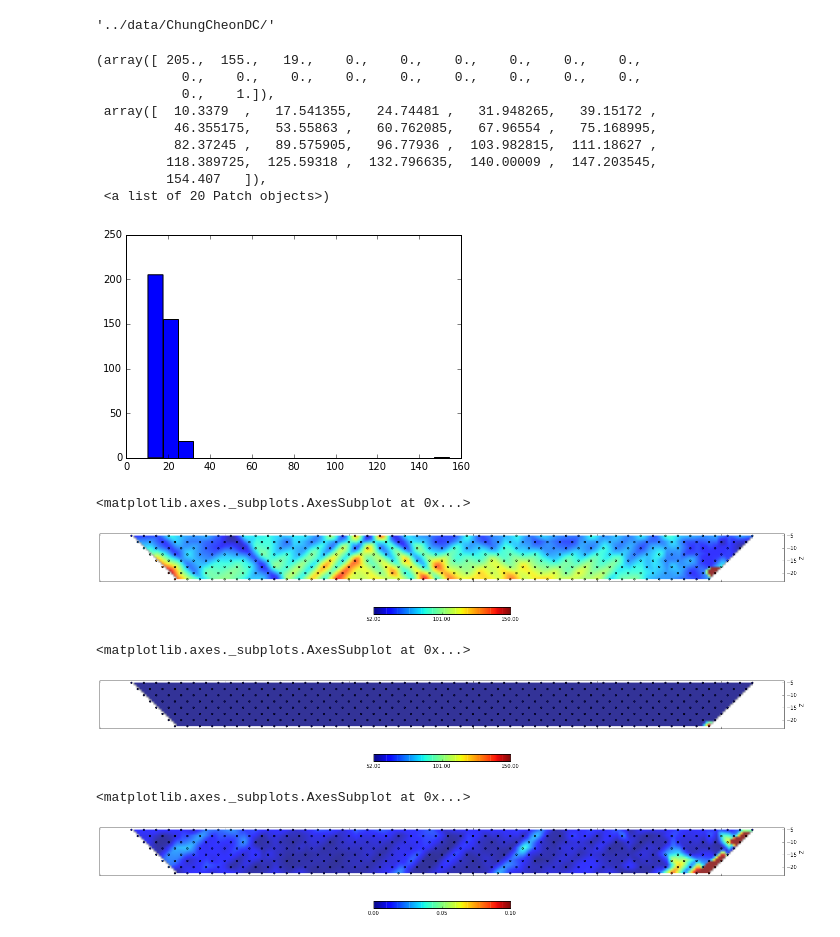
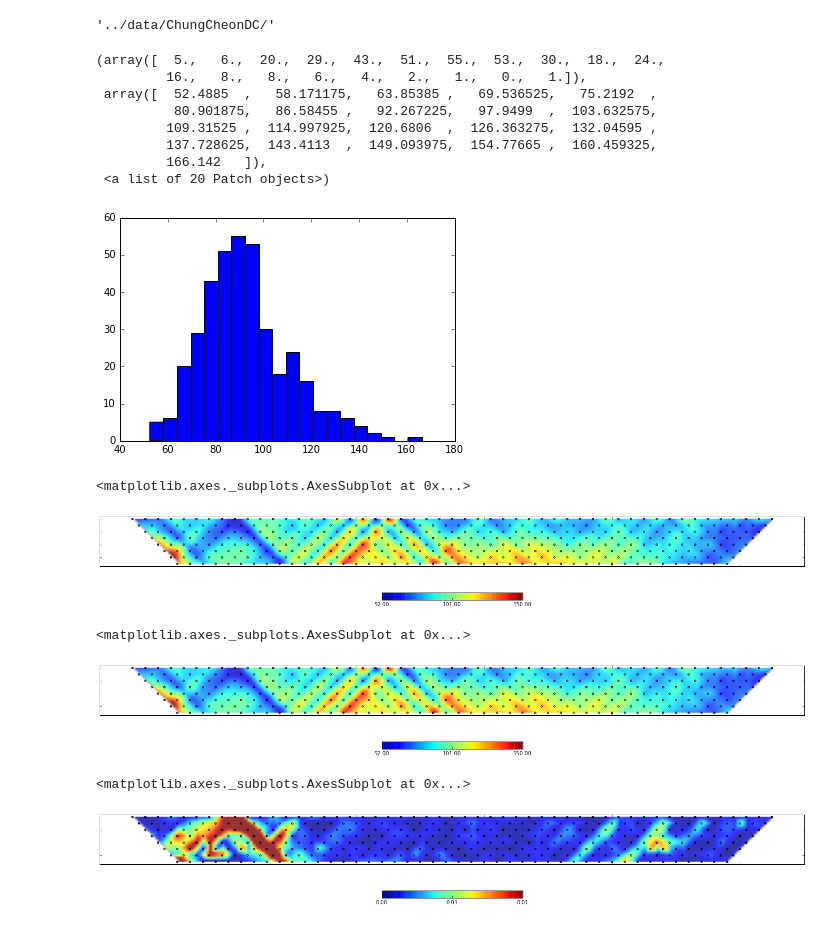
Before and after one commit to sgkang/DamGeophysics, a Jupyter notebook: notebook/ReadDCdata.ipynb, the cells around one changed output. Cells and saved outputs as stored; diff of their text form; code cells hidden in the pictures.

```diff
--- a/notebook/ReadDCdata.ipynb
+++ b/notebook/ReadDCdata.ipynb
@@ -41,8 +38,8 @@ def readReservoirDC(fname):
     survey.dobs = DAT_src[:,-1]
     return survey
 # %%
-fname1 = "../data/ChungCheonDC/20150101000000.apr"
-fname2 = "../data/ChungCheonDC/20150105060000.apr"
+fname1 = "../data/ChungCheonDC/20150328120000.apr"
+fname2 = "../data/ChungCheonDC/20150328180000.apr"
 # %%
 survey1 = readReservoirDC(fname1)
 survey2 = readReservoirDC(fname2)
@@ -54,16 +51,15 @@ survey12 = readReservoirDC(fname2)
 # %%
 hist(survey2.dobs, bins=20)
 # %% [output]
-(array([ 205.,  155.,   19.,    0.,    0.,    0.,    0.,    0.,    0.,
-           0.,    0.,    0.,    0.,    0.,    0.,    0.,    0.,    0.,
-           0.,    1.]),
- array([  10.3379  ,   17.541355,   24.74481 ,   31.948265,   39.15172 ,
-          46.355175,   53.55863 ,   60.762085,   67.96554 ,   75.168995,
-          82.37245 ,   89.575905,   96.77936 ,  103.982815,  111.18627 ,
-         118.389725,  125.59318 ,  132.796635,  140.00009 ,  147.203545,
-         154.407   ]),
+(array([  5.,   6.,  20.,  29.,  43.,  51.,  55.,  53.,  30.,  18.,  24.,
+         16.,   8.,   8.,   6.,   4.,   2.,   1.,   0.,   1.]),
+ array([  52.4885  ,   58.171175,   63.85385 ,   69.536525,   75.2192  ,
+          80.901875,   86.58455 ,   92.267225,   97.9499  ,  103.632575,
+         109.31525 ,  114.997925,  120.6806  ,  126.363275,  132.04595 ,
+         137.728625,  143.4113  ,  149.093975,  154.77665 ,  160.459325,
+         166.142   ]),
  <a list of 20 Patch objects>)
-[figure, old version]
+[figure, new version]
 # %%
 survey12.dobs = abs(survey2.dobs-survey1.dobs) / abs(survey1.dobs)
 # %%
@@ -71,16 +67,16 @@ fig, ax = plt.subplots(1,1, figsize = (12*2, 3*2))
 DC.plot_pseudoSection(survey1, ax, "dpdp", dtype="appr", clim=[52, 150.])
 # %% [output]
 <matplotlib.axes._subplots.AxesSubplot at 0x...>
-[figure, old version]
+[figure, new version]
 # %%
 fig, ax = plt.subplots(1,1, figsize = (12*2, 3*2))
 DC.plot_pseudoSection(survey2, ax, "dpdp", dtype="appr", clim=[52, 150.])
 # %% [output]
 <matplotlib.axes._subplots.AxesSubplot at 0x...>
-[figure, old version]
+[figure, new version]
 # %%
 fig, ax = plt.subplots(1,1, figsize = (12*2, 3*2))
-DC.plot_pseudoSection(survey12, ax, "dpdp", dtype="appr", clim=[0., 0.1])
+DC.plot_pseudoSection(survey12, ax, "dpdp", dtype="appr", clim=[0., 0.01])
 # %% [output]
 <matplotlib.axes._subplots.AxesSubplot at 0x...>
-[figure, old version]
+[figure, new version]
```
Also changed, not shown: parts of 1 cell of this notebook, 14 other files.
